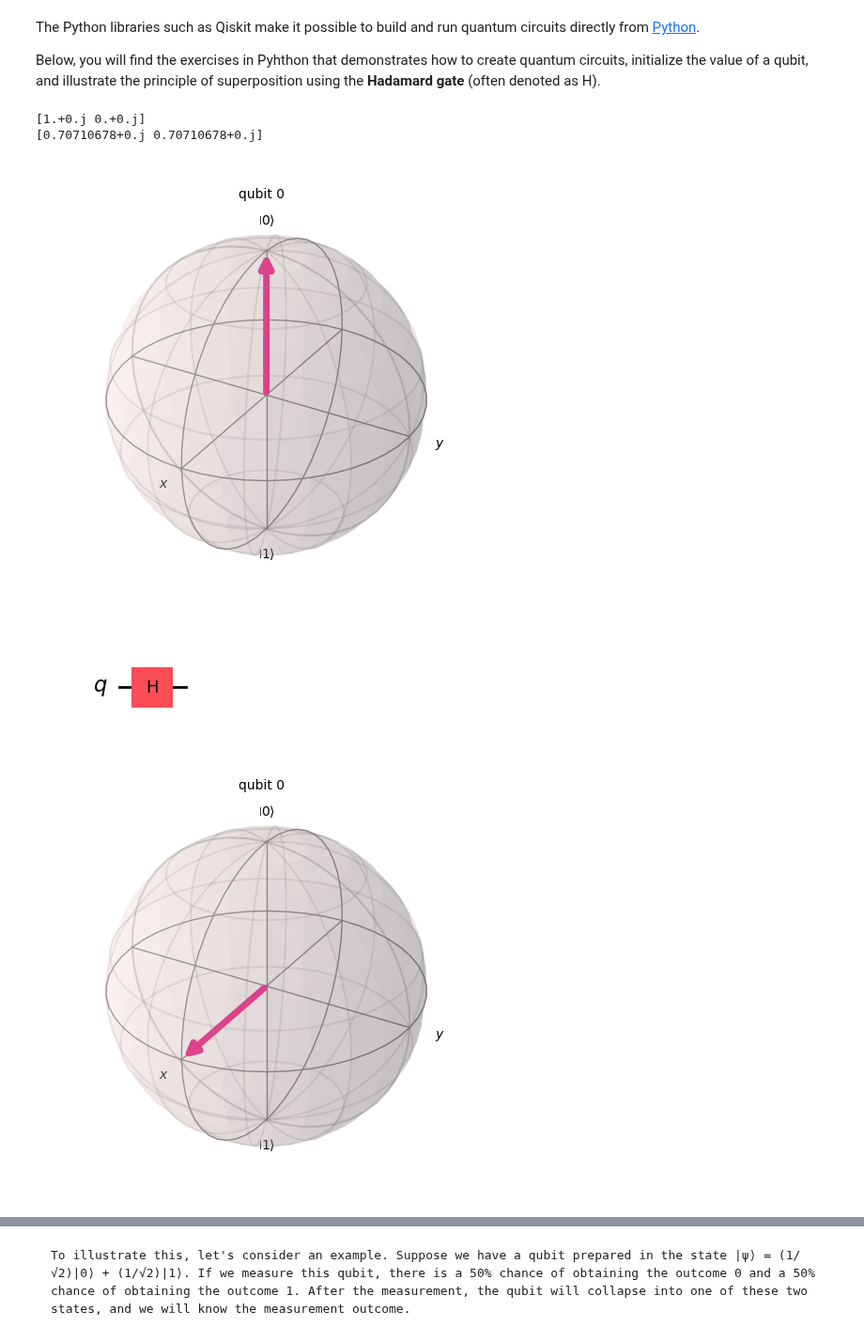
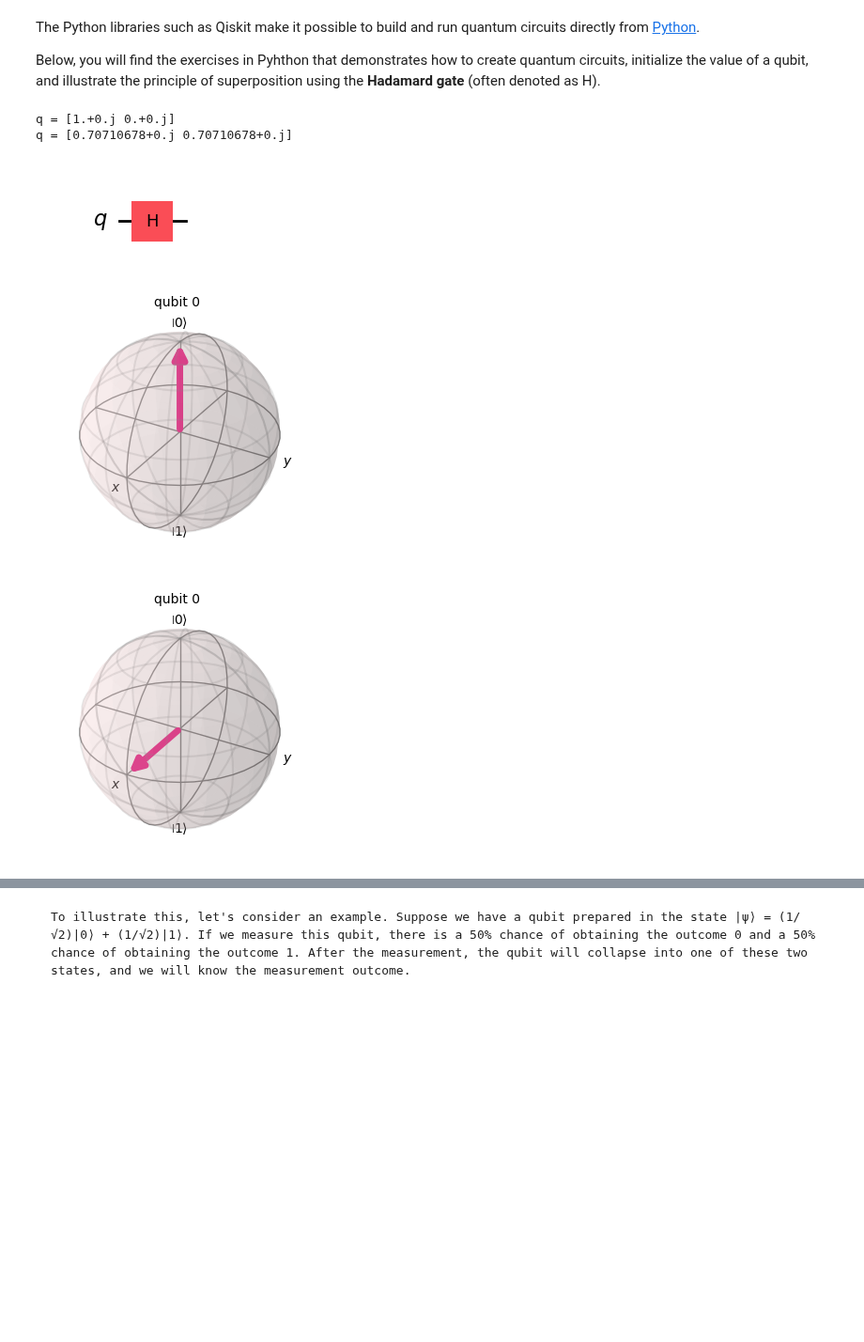
Before and after one commit to MariyaSV78/notebook_Quantum-computing, a Jupyter notebook: Quantum-computing.ipynb, the cells around one changed output, grey strips where cells are left out. Shown at 94% size. Drawn from its saved outputs; the diff is of its cells as text; code cells hidden in the pictures; blank space fills up the shorter version.

Commit message:
gates2

```diff
--- a/Quantum-computing.ipynb
+++ b/Quantum-computing.ipynb
@@ -559,29 +559,39 @@ Below, you will find the exercises in Pyhthon that demonstrates how to create qu
 # %%
 # Create a quantum circuit and visualize the initial and final Bloch vectors.
 from qiskit import QuantumCircuit
 from qiskit.visualization import plot_bloch_multivector
 from qiskit.quantum_info import Statevector
-
 import matplotlib.pyplot as plt
-from IPython.display import clear_output
 
 # Creates a circuit with 1 qubit
 qc1 = QuantumCircuit(1)
-print(Statevector.from_instruction(qc1).data)
-# Visualiztion initial Bloch vector
-fig1 = plot_bloch_multivector(qc1)
+
+# Initial state
+state = Statevector.from_instruction(qc1)
+print("q =", state.data)
+fig1 = plot_bloch_multivector(state)
+fig1.set_size_inches(3, 3)
 
 # Apply Hadamard gate
 qc1.h(0)
-print(Statevector.from_instruction(qc1).data)
+state = Statevector.from_instruction(qc1)
+print("q =", state.data)
+
+fig2 = plot_bloch_multivector(state)
+fig2.set_size_inches(3, 3)
 
 # Draw the circuit
-fig2 = qc1.draw('mpl')
-# Visualiztion Bloch vector berfore applied Hadamard gate
-fig3 = plot_bloch_multivector(qc1)
+qc1.draw('mpl')
+
+# Hide header/footer for all open figures at once\n",
+for fig in plt._pylab_helpers.Gcf.get_all_fig_managers():
+    fig.canvas.header_visible = False
+    fig.canvas.footer_visible = False
+# clear_output()
+plt.show()
 # %% [output]
-[1.+0.j 0.+0.j]
-[0.70710678+0.j 0.70710678+0.j]
+q = [1.+0.j 0.+0.j]
+q = [0.70710678+0.j 0.70710678+0.j]
-[figure, old version]
+[figure, new version]
-[figure, old version]
+[figure, new version]
-[figure, old version]
+[figure, new version]
```
Also changed, not shown: parts of 7 cells of this notebook.
